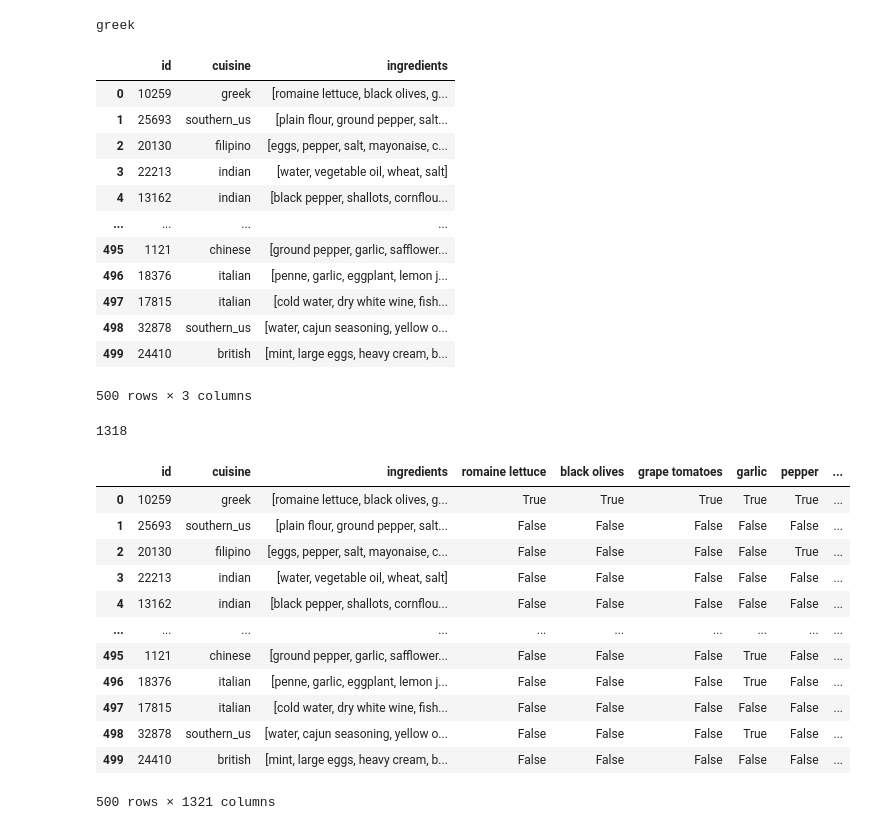
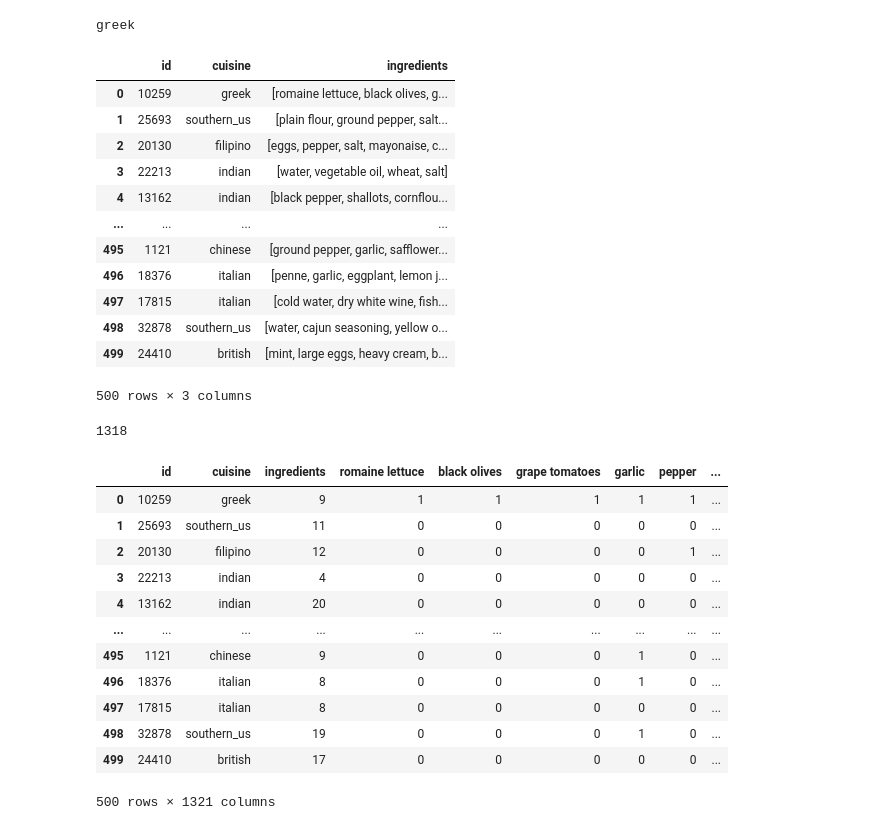
Before and after one commit to govoridaa/SF, a Jupyter notebook: учебный материал/PYTHON-16. Как выгружать данные из файлов разных форматов/PYTHON-16. Как выгружать данные из файлов разных форматов.ipynb, the cells around one changed output. Cells and saved outputs as stored; diff of their text form; code cells hidden in the pictures.

```diff
--- a/учебный материал/PYTHON-16. Как выгружать данные из файлов разных форматов/PYTHON-16. Как выгружать данные из файлов разных форматов.ipynb
+++ b/учебный материал/PYTHON-16. Как выгружать данные из файлов разных форматов/PYTHON-16. Как выгружать данные из файлов разных форматов.ipynb
@@ -164,44 +164,48 @@ df=pd.read_json("C:\SkillFactory\учебный материал\data\\recipes.j
 # создаем копию
 df_copy=df.copy()
 display(df_copy)
 # создаем пустой список уникальных ингредиентов
 all_ingredients=[]
 # при помощи цикла проходимся по все рецептам и добавляем уникальные значение в список
 for i in df_copy["ingredients"]:
     for y in i:
         if y not in all_ingredients:
             all_ingredients.append(y)
 # выводим кол-во уникальных ингредиентов
 print(len(all_ingredients))
-
+# при помощи цикла проходимся по списку уникальных ингредиентов
 for i in all_ingredients:
-    df_copy[i]=df_copy["ingredients"].apply(lambda x: i in x)
+    # применяем лямбду функцию и создаем новые признаки с названием ингредиентов
+    df_copy[i]=df_copy["ingredients"].apply(lambda x: 1 if i in x else 0)
+# изменим значения признака ingredients и укажим кол-во ингредиентов
+df_copy["ingredients"]=df_copy["ingredients"].apply(len)
 display(df_copy)
+df.to_csv('recipes.csv', index = False)
 # %% [output]
 |  | id | cuisine | ingredients |
 | 0 | 10259 | greek | [romaine lettuce, black olives, g... |
 | 1 | 25693 | southern_us | [plain flour, ground pepper, salt... |
 | 2 | 20130 | filipino | [eggs, pepper, salt, mayonaise, c... |
 | 3 | 22213 | indian | [water, vegetable oil, wheat, salt] |
 | 4 | 13162 | indian | [black pepper, shallots, cornflou... |
 | ... | ... | ... | ... |
 | 495 | 1121 | chinese | [ground pepper, garlic, safflower... |
 | 496 | 18376 | italian | [penne, garlic, eggplant, lemon j... |
 | 497 | 17815 | italian | [cold water, dry white wine, fish... |
 | 498 | 32878 | southern_us | [water, cajun seasoning, yellow o... |
 | 499 | 24410 | british | [mint, large eggs, heavy cream, b... |
 500 rows × 3 columns
 1318
 |  | id | cuisine | ingredients | romaine lettuce | black olives | grape tomatoes | garlic | pepper | ... |
-| 0 | 10259 | greek | [romaine lettuce, black olives, g... | True | True | True | True | True | ... |
-| 1 | 25693 | southern_us | [plain flour, ground pepper, salt... | False | False | False | False | False | ... |
-| 2 | 20130 | filipino | [eggs, pepper, salt, mayonaise, c... | False | False | False | False | True | ... |
-| 3 | 22213 | indian | [water, vegetable oil, wheat, salt] | False | False | False | False | False | ... |
-| 4 | 13162 | indian | [black pepper, shallots, cornflou... | False | False | False | False | False | ... |
+| 0 | 10259 | greek | 9 | 1 | 1 | 1 | 1 | 1 | ... |
+| 1 | 25693 | southern_us | 11 | 0 | 0 | 0 | 0 | 0 | ... |
+| 2 | 20130 | filipino | 12 | 0 | 0 | 0 | 0 | 1 | ... |
+| 3 | 22213 | indian | 4 | 0 | 0 | 0 | 0 | 0 | ... |
+| 4 | 13162 | indian | 20 | 0 | 0 | 0 | 0 | 0 | ... |
 | ... | ... | ... | ... | ... | ... | ... | ... | ... | ... |
-| 495 | 1121 | chinese | [ground pepper, garlic, safflower... | False | False | False | True | False | ... |
-| 496 | 18376 | italian | [penne, garlic, eggplant, lemon j... | False | False | False | True | False | ... |
-| 497 | 17815 | italian | [cold water, dry white wine, fish... | False | False | False | False | False | ... |
-| 498 | 32878 | southern_us | [water, cajun seasoning, yellow o... | False | False | False | True | False | ... |
-| 499 | 24410 | british | [mint, large eggs, heavy cream, b... | False | False | False | False | False | ... |
+| 495 | 1121 | chinese | 9 | 0 | 0 | 0 | 1 | 0 | ... |
+| 496 | 18376 | italian | 8 | 0 | 0 | 0 | 1 | 0 | ... |
+| 497 | 17815 | italian | 8 | 0 | 0 | 0 | 0 | 0 | ... |
+| 498 | 32878 | southern_us | 19 | 0 | 0 | 0 | 1 | 0 | ... |
+| 499 | 24410 | british | 17 | 0 | 0 | 0 | 0 | 0 | ... |
 500 rows × 1321 columns
```
Also changed, not shown: parts of 1 cell of this notebook, 3 other files.
